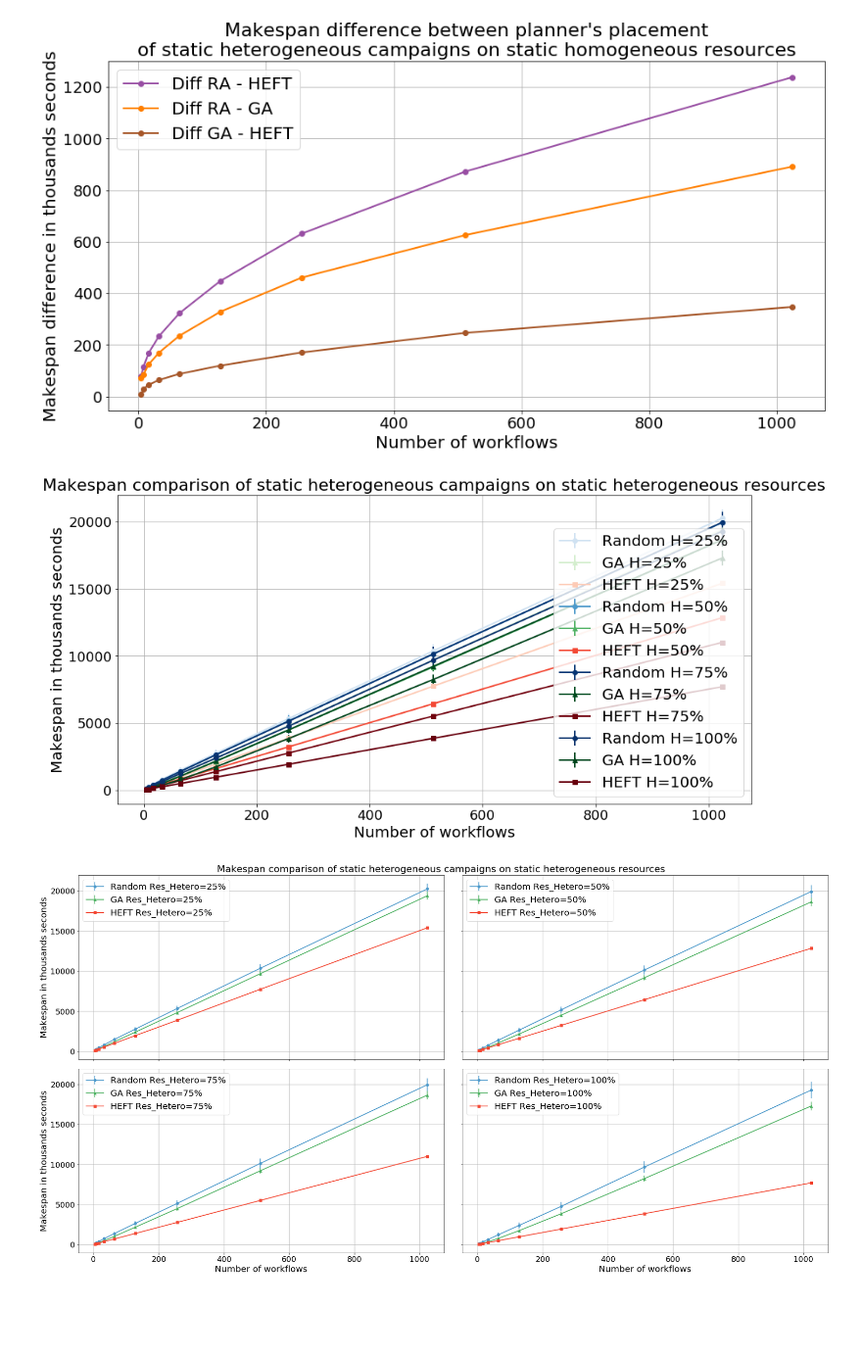
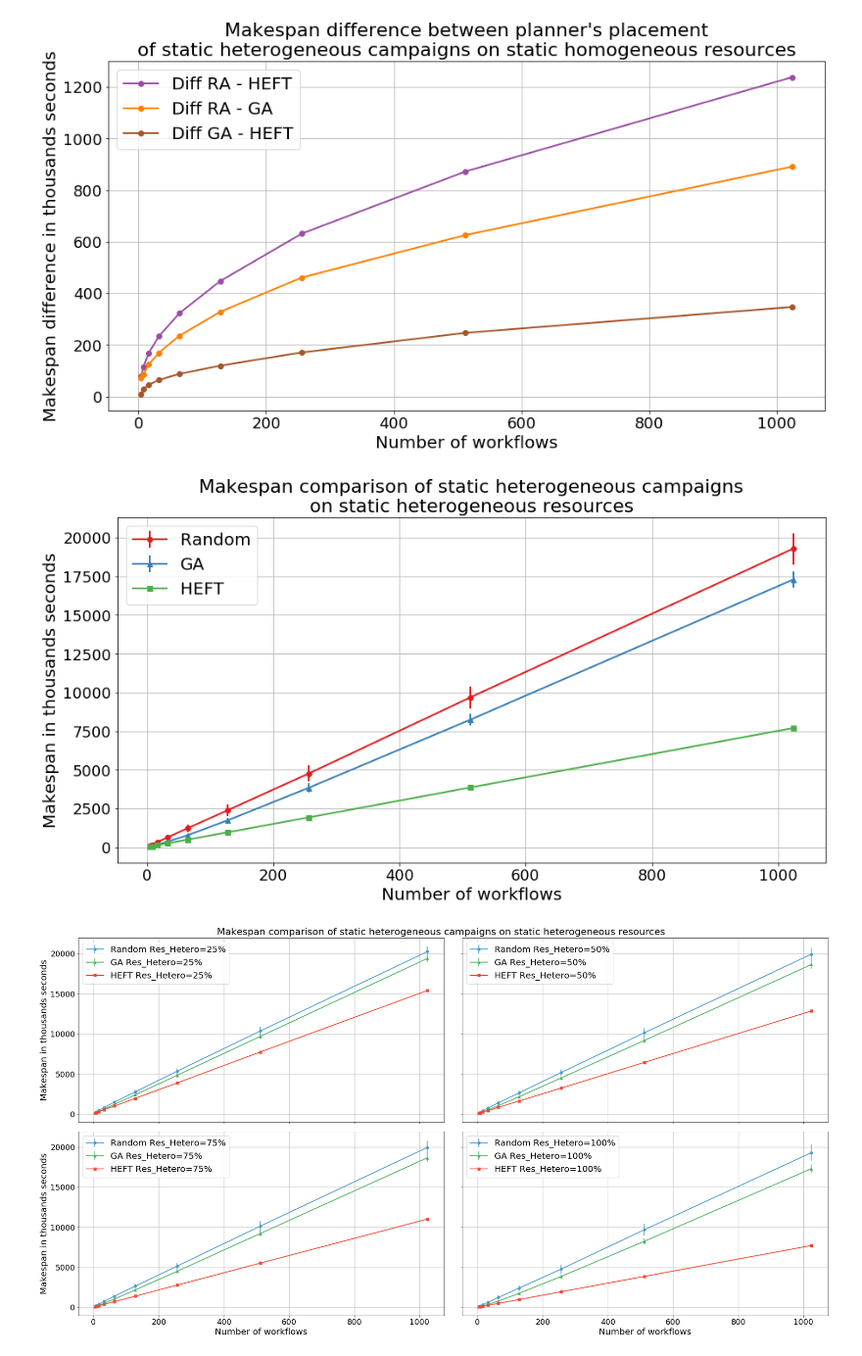
Before and after one commit to radical-project/campaign_manager, a Jupyter notebook: experiments/Experiment1.ipynb, the cells around one changed output. Shown at 98% size. Cells and saved outputs as stored; diff of their text form; code cells hidden in the pictures; blank space fills up the shorter version.

```diff
--- a/experiments/Experiment1.ipynb
+++ b/experiments/Experiment1.ipynb
@@ -253,33 +255,34 @@ StHeteroCampaigns_4St100HeteroResources_makespan_means = StHeteroCampaigns_4St10
 StHeteroCampaigns_4St100HeteroResources_stds           = StHeteroCampaigns_4St100HeteroResources.std()
 # %%
 fig,axis = plt.subplots(nrows=1,ncols=1,figsize=(15,7.5))
-_ = axis.errorbar(StHeteroCampaigns_4St025HeteroResources_makespan_means.xs('RANDOM').index,StHeteroCampaigns_4St025HeteroResources_makespan_means.xs('RANDOM')['makespan'].values,StHeteroCampaigns_4St025HeteroResources_stds.xs('RANDOM')['makespan'].values,marker='o',color=blues(50),label='Random H=25%',linewidth=2)
-_ = axis.errorbar(StHeteroCampaigns_4St025HeteroResources_makespan_means.xs('GA').index, StHeteroCampaigns_4St025HeteroResources_makespan_means.xs('GA')['makespan'].values,StHeteroCampaigns_4St025HeteroResources_stds.xs('GA')['makespan'].values,color=greens(50),marker='^',label='GA H=25%',linewidth=2)
-_ = axis.errorbar(StHeteroCampaigns_4St025HeteroResources_makespan_means.xs('HEFT').index,StHeteroCampaigns_4St025HeteroResources_makespan_means.xs('HEFT')['makespan'].values,marker='s',label='HEFT H=25%', color=reds(50),linewidth=2)
+#_ = axis.errorbar(StHeteroCampaigns_4St025HeteroResources_makespan_means.xs('RANDOM').index,StHeteroCampaigns_4St025HeteroResources_makespan_means.xs('RANDOM')['makespan'].values,StHeteroCampaigns_4St025HeteroResources_stds.xs('RANDOM')['makespan'].values,marker='o',color=blues(50),label='Random H=25%',linewidth=2)
+#_ = axis.errorbar(StHeteroCampaigns_4St025HeteroResources_makespan_means.xs('GA').index, StHeteroCampaigns_4St025HeteroResources_makespan_means.xs('GA')['makespan'].values,StHeteroCampaigns_4St025HeteroResources_stds.xs('GA')['makespan'].values,color=greens(50),marker='^',label='GA H=25%',linewidth=2)
+#_ = axis.errorbar(StHeteroCampaigns_4St025HeteroResources_makespan_means.xs('HEFT').index,StHeteroCampaigns_4St025HeteroResources_makespan_means.xs('HEFT')['makespan'].values,marker='s',label='HEFT H=25%', color=reds(50),linewidth=2)
 
-_ = axis.errorbar(StHeteroCampaigns_4St050HeteroResources_makespan_means.xs('RANDOM').index,StHeteroCampaigns_4St050HeteroResources_makespan_means.xs('RANDOM')['makespan'].values,StHeteroCampaigns_4St050HeteroResources_stds.xs('RANDOM')['makespan'].values,color=blues(150),marker='o',label='Random H=50%',linewidth=2)
-_ = axis.errorbar(StHeteroCampaigns_4St050HeteroResources_makespan_means.xs('GA').index, StHeteroCampaigns_4St050HeteroResources_makespan_means.xs('GA')['makespan'].values,StHeteroCampaigns_4St050HeteroResources_stds.xs('GA')['makespan'].values,color=greens(150),marker='^',label='GA H=50%',linewidth=2)
-_ = axis.errorbar(StHeteroCampaigns_4St050HeteroResources_makespan_means.xs('HEFT').index,StHeteroCampaigns_4St050HeteroResources_makespan_means.xs('HEFT')['makespan'].values,marker='s',label='HEFT H=50%', color=reds(150),linewidth=2)
+#_ = axis.errorbar(StHeteroCampaigns_4St050HeteroResources_makespan_means.xs('RANDOM').index,StHeteroCampaigns_4St050HeteroResources_makespan_means.xs('RANDOM')['makespan'].values,StHeteroCampaigns_4St050HeteroResources_stds.xs('RANDOM')['makespan'].values,color=blues(150),marker='o',label='Random H=50%',linewidth=2)
+#_ = axis.errorbar(StHeteroCampaigns_4St050HeteroResources_makespan_means.xs('GA').index, StHeteroCampaigns_4St050HeteroResources_makespan_means.xs('GA')['makespan'].values,StHeteroCampaigns_4St050HeteroResources_stds.xs('GA')['makespan'].values,color=greens(150),marker='^',label='GA H=50%',linewidth=2)
+#_ = axis.errorbar(StHeteroCampaigns_4St050HeteroResources_makespan_means.xs('HEFT').index,StHeteroCampaigns_4St050HeteroResources_makespan_means.xs('HEFT')['makespan'].values,marker='s',label='HEFT H=50%', color=reds(150),linewidth=2)
 
-_ = axis.errorbar(StHeteroCampaigns_4St075HeteroResources_makespan_means.xs('RANDOM').index,StHeteroCampaigns_4St075HeteroResources_makespan_means.xs('RANDOM')['makespan'].values,StHeteroCampaigns_4St075HeteroResources_stds.xs('RANDOM')['makespan'].values,color=blues(250),marker='o',label='Random H=75%',linewidth=2)
-_ = axis.errorbar(StHeteroCampaigns_4St075HeteroResources_makespan_means.xs('GA').index, StHeteroCampaigns_4St075HeteroResources_makespan_means.xs('GA')['makespan'].values,StHeteroCampaigns_4St075HeteroResources_stds.xs('GA')['makespan'].values,color=greens(250),marker='^',label='GA H=75%',linewidth=2)
-_ = axis.errorbar(StHeteroCampaigns_4St075HeteroResources_makespan_means.xs('HEFT').index,StHeteroCampaigns_4St075HeteroResources_makespan_means.xs('HEFT')['makespan'].values,marker='s',label='HEFT H=75%', color=reds(250),linewidth=2)
+#_ = axis.errorbar(StHeteroCampaigns_4St075HeteroResources_makespan_means.xs('RANDOM').index,StHeteroCampaigns_4St075HeteroResources_makespan_means.xs('RANDOM')['makespan'].values,StHeteroCampaigns_4St075HeteroResources_stds.xs('RANDOM')['makespan'].values,color=blues(250),marker='o',label='Random H=75%',linewidth=2)
+#_ = axis.errorbar(StHeteroCampaigns_4St075HeteroResources_makespan_means.xs('GA').index, StHeteroCampaigns_4St075HeteroResources_makespan_means.xs('GA')['makespan'].values,StHeteroCampaigns_4St075HeteroResources_stds.xs('GA')['makespan'].values,color=greens(250),marker='^',label='GA H=75%',linewidth=2)
+#_ = axis.errorbar(StHeteroCampaigns_4St075HeteroResources_makespan_means.xs('HEFT').index,StHeteroCampaigns_4St075HeteroResources_makespan_means.xs('HEFT')['makespan'].values,marker='s',label='HEFT H=75%', color=reds(250),linewidth=2)
 
-_ = axis.errorbar(StHeteroCampaigns_4St100HeteroResources_makespan_means.xs('RANDOM').index,StHeteroCampaigns_4St100HeteroResources_makespan_means.xs('RANDOM')['makespan'].values,StHeteroCampaigns_4St100HeteroResources_stds.xs('RANDOM')['makespan'].values,color=blues(350),marker='o',label='Random H=100%',linewidth=2)
-_ = axis.errorbar(StHeteroCampaigns_4St100HeteroResources_makespan_means.xs('GA').index, StHeteroCampaigns_4St100HeteroResources_makespan_means.xs('GA')['makespan'].values,StHeteroCampaigns_4St100HeteroResources_stds.xs('GA')['makespan'].values,color=greens(350),marker='^',label='GA H=100%',linewidth=2)
-_ = axis.errorbar(StHeteroCampaigns_4St100HeteroResources_makespan_means.xs('HEFT').index,StHeteroCampaigns_4St100HeteroResources_makespan_means.xs('HEFT')['makespan'].values,marker='s',label='HEFT H=100%', color=reds(350),linewidth=2)
+_ = axis.errorbar(StHeteroCampaigns_4St100HeteroResources_makespan_means.xs('RANDOM').index,StHeteroCampaigns_4St100HeteroResources_makespan_means.xs('RANDOM')['makespan'].values,StHeteroCampaigns_4St100HeteroResources_stds.xs('RANDOM')['makespan'].values,color=set1(0),marker='o',label='Random',linewidth=2)
+_ = axis.errorbar(StHeteroCampaigns_4St100HeteroResources_makespan_means.xs('GA').index, StHeteroCampaigns_4St100HeteroResources_makespan_means.xs('GA')['makespan'].values,StHeteroCampaigns_4St100HeteroResources_stds.xs('GA')['makespan'].values,color=set1(1),marker='^',label='GA',linewidth=2)
+_ = axis.errorbar(StHeteroCampaigns_4St100HeteroResources_makespan_means.xs('HEFT').index,StHeteroCampaigns_4St100HeteroResources_makespan_means.xs('HEFT')['makespan'].values,marker='s',label='HEFT', color=set1(2),linewidth=2)
 
 
 _ = axis.set_ylabel('Makespan in thousands seconds',fontsize=20)
 _ = axis.set_xlabel('Number of workflows',fontsize=20)
 _ = axis.set_xticklabels(axis.get_xticks().astype('int').tolist(),fontsize=18)
 _ = axis.set_yticklabels((axis.get_yticks()/1000).astype('int').tolist(),fontsize=18)
 _ = axis.grid('on')
-_ = axis.set_title('Makespan comparison of static heterogeneous campaigns on static heterogeneous resources', fontsize=22)
+_ = axis.set_title('Makespan comparison of static heterogeneous campaigns\non static heterogeneous resources', fontsize=22)
 _ = axis.legend(fontsize=20)
 #fig.savefig('StHeteroCampaigns_4StHeteroResources.png',bbox_inches='tight')
+fig.savefig('StHeteroCampaigns_4StHeteroResources.pdf',bbox_inches='tight')
 # %% [output]
-[figure, old version]
+[figure, new version]
 # %%
 fig,axis = plt.subplots(nrows=2,ncols=2,figsize=(31,16), sharex=True, sharey=True)
 fig.subplots_adjust(wspace=0.05, hspace=0.05)
```
Also changed, not shown: parts of 3 cells of this notebook, 2 other files.
